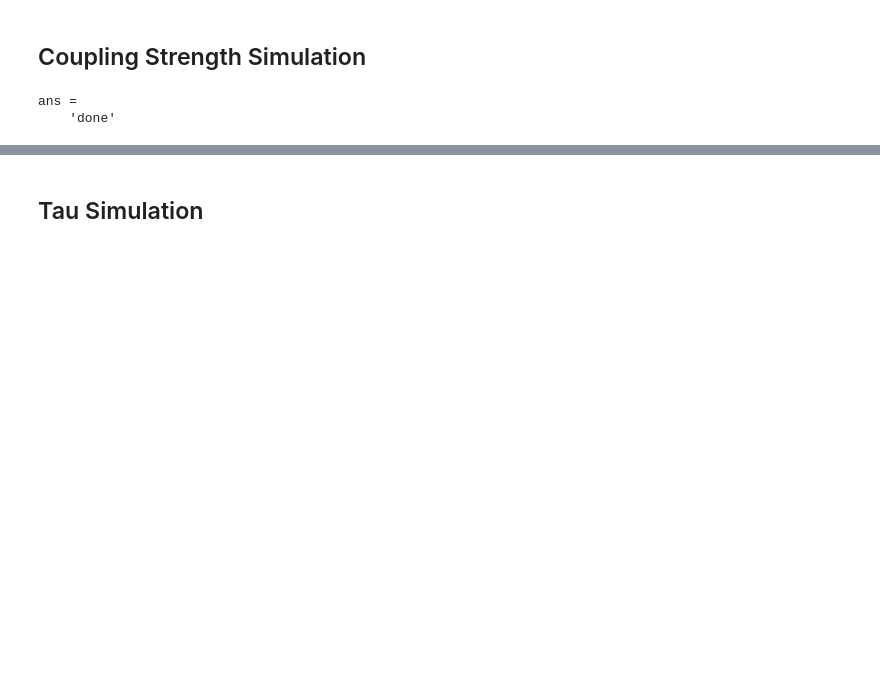
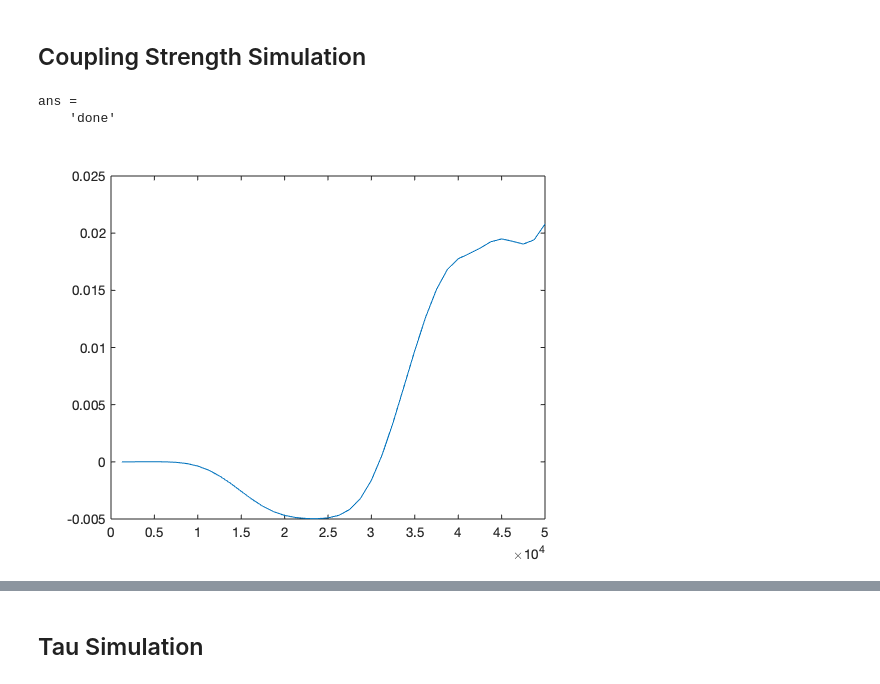
Before and after one commit to wynter-alford/spin-tools, a Jupyter notebook: One Parameter SpinSim.ipynb, the cells around one changed output, grey strips where cells are left out. Drawn from its saved outputs; the diff is of its cells as text; code cells hidden in the pictures; blank space fills up the shorter version.

```diff
--- a/One Parameter SpinSim.ipynb
+++ b/One Parameter SpinSim.ipynb
@@ -258,4 +260,8 @@ end
 # %% [output]
 ans =
     'done'
+# %%
+plot(couplings(:,1),results(:,1)-results_h2(:,1))
+# %% [output]
+[figure, added]
 # %%
```
Also changed, not shown: parts of 31 cells of this notebook.
